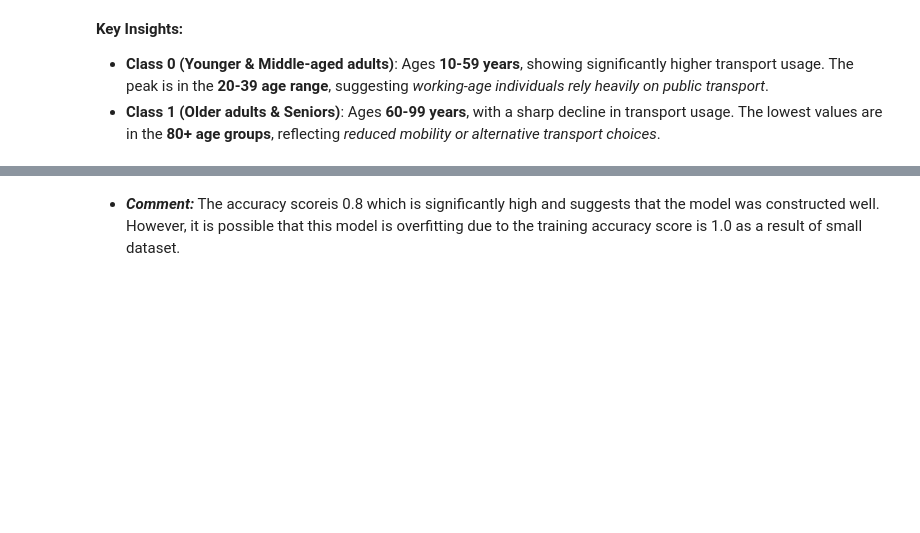
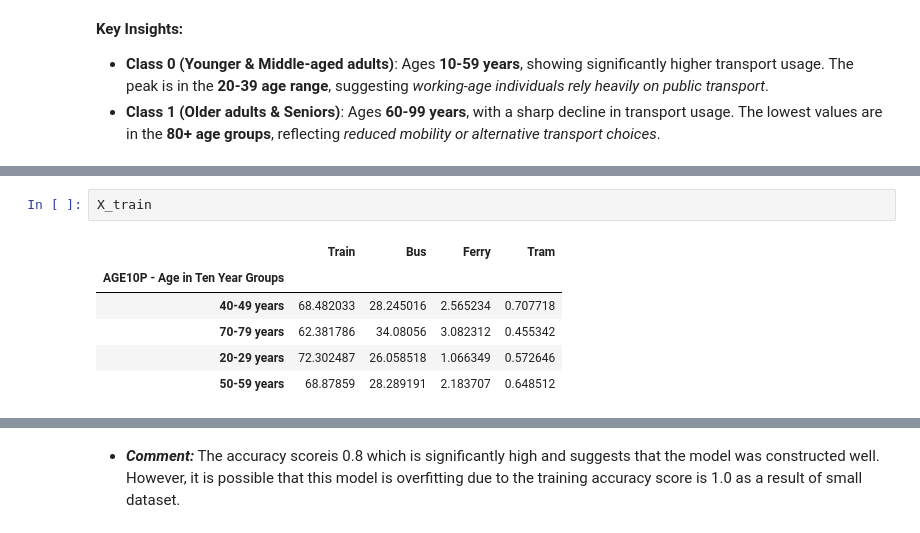
Before and after one commit to ethanaire/Analyzing-NSW-Public-Transports-with-Opal-Cards, a Jupyter notebook: Transport Usage by Age.ipynb, the cells around one changed output, grey strips where cells are left out. Drawn from its saved outputs; the diff is of its cells as text; blank space fills up the shorter version.

```diff
--- a/Transport Usage by Age.ipynb
+++ b/Transport Usage by Age.ipynb
@@ -349,0 +364,9 @@ There are three classes:
+# %%
+X_train
+# %% [output]
+|  | Train | Bus | Ferry | Tram |
+| AGE10P - Age in Ten Year Groups |  |  |  |  |
+| 40-49 years | 68.482033 | 28.245016 | 2.565234 | 0.707718 |
+| 70-79 years | 62.381786 | 34.08056 | 3.082312 | 0.455342 |
+| 20-29 years | 72.302487 | 26.058518 | 1.066349 | 0.572646 |
+| 50-59 years | 68.87859 | 28.289191 | 2.183707 | 0.648512 |
```
Also changed, not shown: parts of 24 cells of this notebook.
